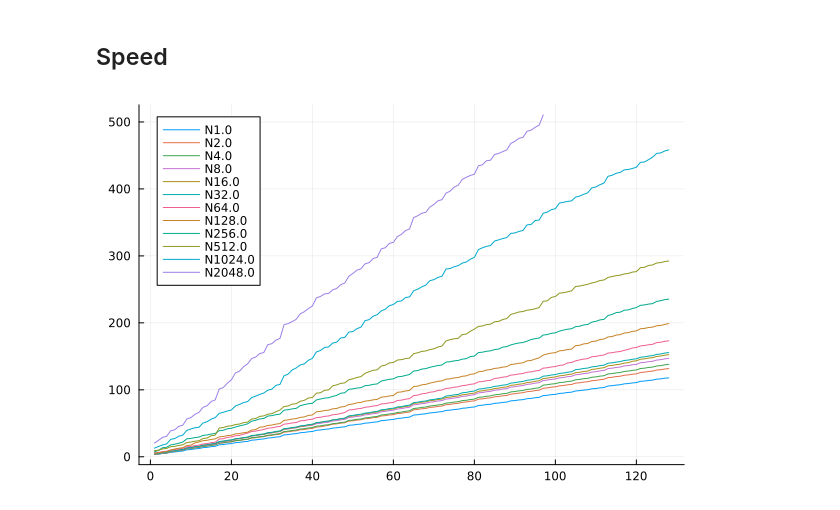
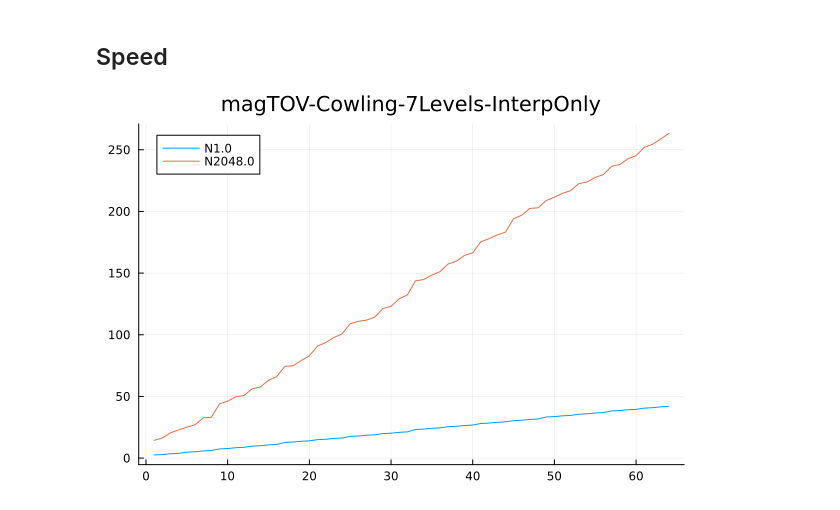
Before and after one commit to lwJi/ETK-Scaling-Tests, a Jupyter notebook: frontier/ipynb/magTOV-Levels7.ipynb, the cells around one changed output. Saved outputs shown, nothing was run; the diff lists cells and outputs as text; code cells hidden in the pictures.

Commit message:
frontier: update magTOV-Levels7.ipynb

```diff
--- a/frontier/ipynb/magTOV-Levels7.ipynb
+++ b/frontier/ipynb/magTOV-Levels7.ipynb
@@ -61,6 +61,9 @@ let patt_dirss = [
         ([
             (r"magTOV_Cow_L7_N\d+_r0000", "magTOV-Cowling-7Levels"),
         ], "../data/magTOV-Scaling/Levels7/Block8-Cowling/", :cross),
+        ([
+            (r"magTOV_Cow_L7_N\d+_r0000", "magTOV-Cowling-7Levels-InterpOnly"),
+        ], "../data/magTOV-Scaling/Levels7/Block8-Cowling-InterpOnly/", :cross),
     ]
 
     # Plot Zcs/sec
@@ -218,26 +222,26 @@ Zcs/sec
 # %%
 let patt_dirss = [
         ([
-            (r"magTOV_Z4cowGPU_L7_N\d+_r0000", ""),
-        ], "../data/magTOV-Scaling/Levels7/Block8-Z4cowGPU/", :cross),
+            (r"magTOV_Cow_L7_N\d+_r0000", "magTOV-Cowling-7Levels-InterpOnly"),
+        ], "../data/magTOV-Scaling/Levels7/Block8-Cowling-InterpOnly/", :cross),
     ]
 
     #
     plts = []
     for (patterns, parent_dir, mark) in patt_dirss
         (vals, titles) = MiscStdout.load_values(patterns, parent_dir; option="TotalComputeTime")
         for (j, val) in enumerate(vals)
             (dats, labs) = val
             plt = plot(title=titles[j])
             for (i, dat) in enumerate(dats)
                 plot!(plt, dat[1], dat[4], label=labs[i])
             end
             push!(plts, plt)
         end
     end
 
     plt = plot(plts..., layout=(1,1))
     display(plt)
 end
 # %% [output]
-[figure, old version]
+[figure, new version]
```
Also changed, not shown: parts of 1 cell of this notebook.
